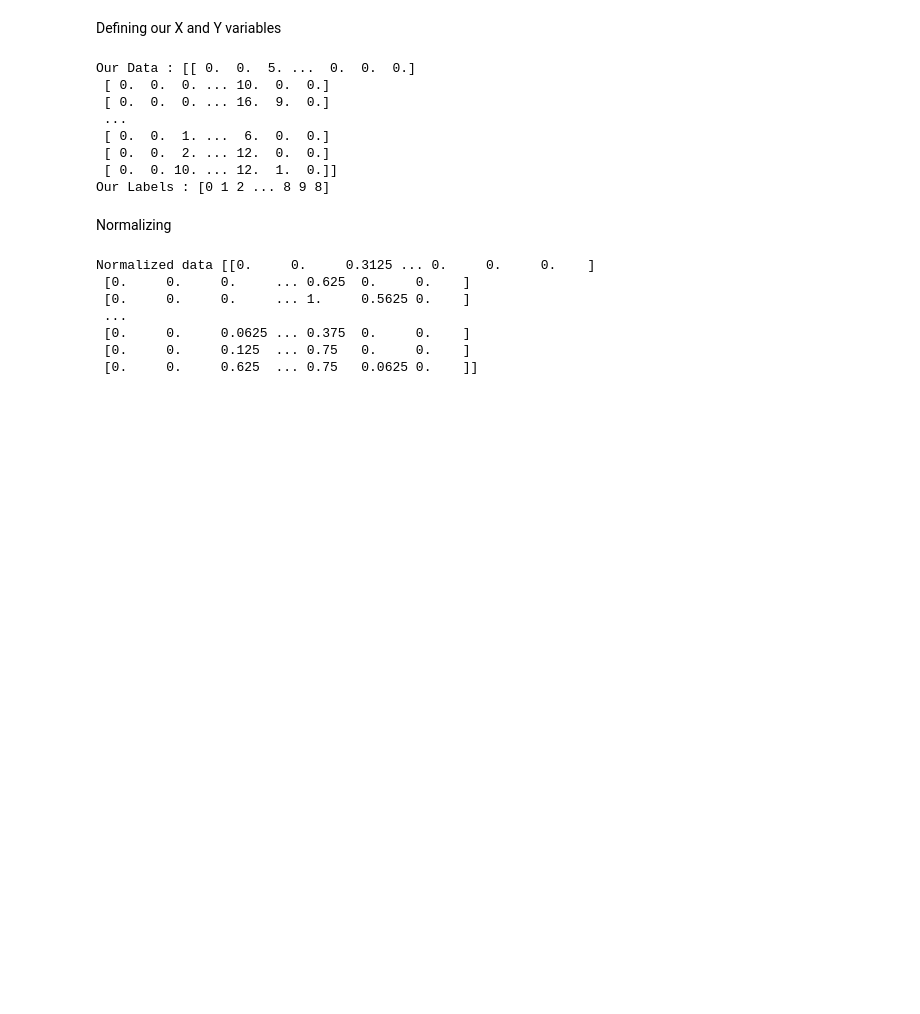
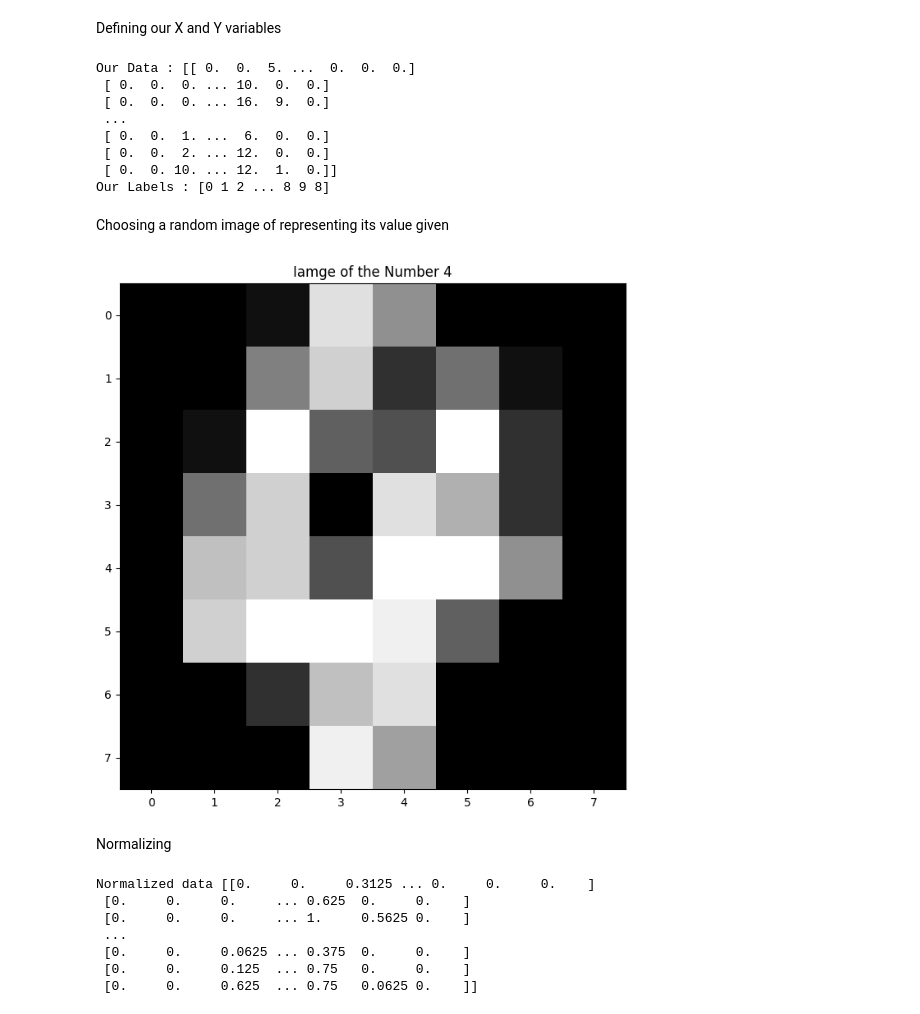
Before and after one commit to bogwee/intro_ml_2025, a Jupyter notebook: src/lucah/ml_code_lucah.ipynb, the cells around one changed output. Drawn from its saved outputs; the diff is of its cells as text; code cells hidden in the pictures; blank space fills up the shorter version.

```diff
--- a/src/lucah/ml_code_lucah.ipynb
+++ b/src/lucah/ml_code_lucah.ipynb
@@ -73,6 +73,18 @@ Our Data : [[ 0.  0.  5. ...  0.  0.  0.]
  [ 0.  0.  2. ... 12.  0.  0.]
  [ 0.  0. 10. ... 12.  1.  0.]]
 Our Labels : [0 1 2 ... 8 9 8]
+# %% [markdown]
+Choosing a random image of representing its value given
+# %%
+import random as rd
+
+randNum = rd.randint(0, len(X))
+plt.figure(figsize=(8,8))
+plt.imshow(X[randNum].reshape(8,8),cmap='gray')
+plt.title(f"Iamge of the Number {Y[randNum]}")
+plt.show()
+# %% [output]
+[figure, added]
 # %% [markdown]
 Normalizing
 # %%
```
Also changed, not shown: 1 other file.
